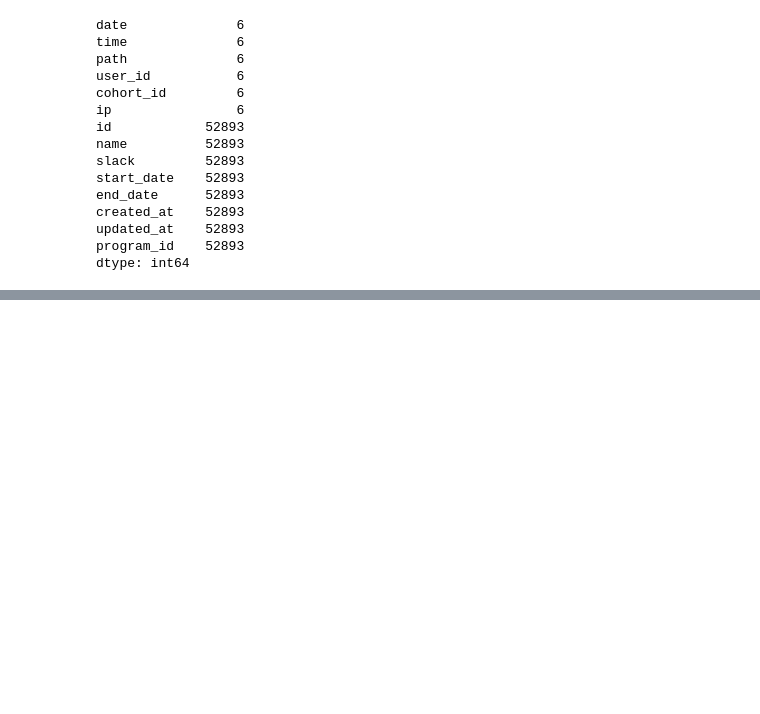
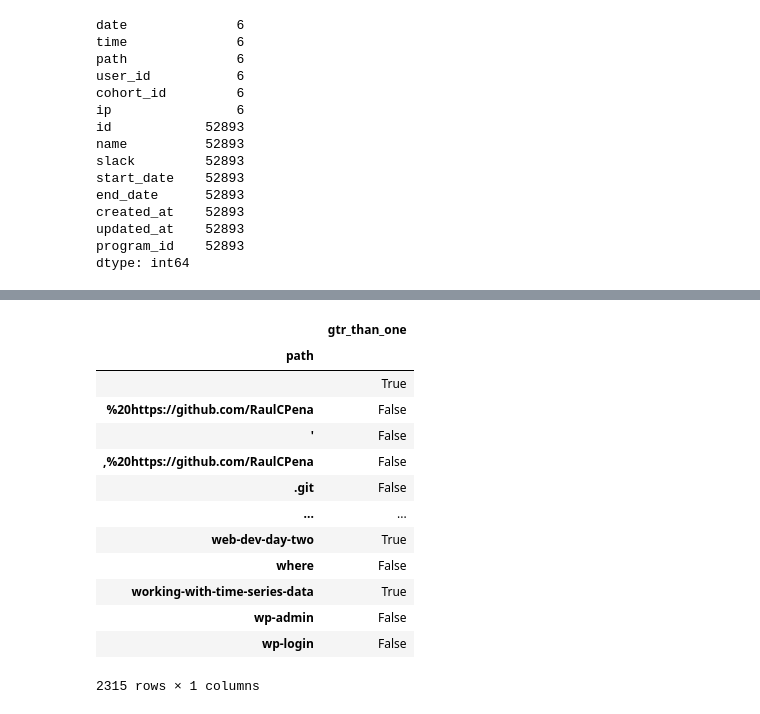
Before and after one commit to AACKV/anomaly_detection_project, a Jupyter notebook: Kyles_notebook.ipynb, the cells around one changed output, grey strips where cells are left out. Saved outputs shown, nothing was run; the diff lists cells and outputs as text; code cells hidden in the pictures; blank space fills up the shorter version.

```diff
--- a/Kyles_notebook.ipynb
+++ b/Kyles_notebook.ipynb
@@ -1380,0 +1583,19 @@ Name: start_date, dtype: int64
+# %%
+better =pd.DataFrame()
+better['gtr_than_one']= df.groupby('path').path_freq.count() > 1
+better
+# %% [output]
+|  | gtr_than_one |
+| path |  |
+|  | True |
+| %20https://github.com/RaulCPena | False |
+| ' | False |
+| ,%20https://github.com/RaulCPena | False |
+| .git | False |
+| ... | ... |
+| web-dev-day-two | True |
+| where | False |
+| working-with-time-series-data | True |
+| wp-admin | False |
+| wp-login | False |
+2315 rows × 1 columns
```
Also changed, not shown: parts of 51 cells of this notebook, 3 other files.
